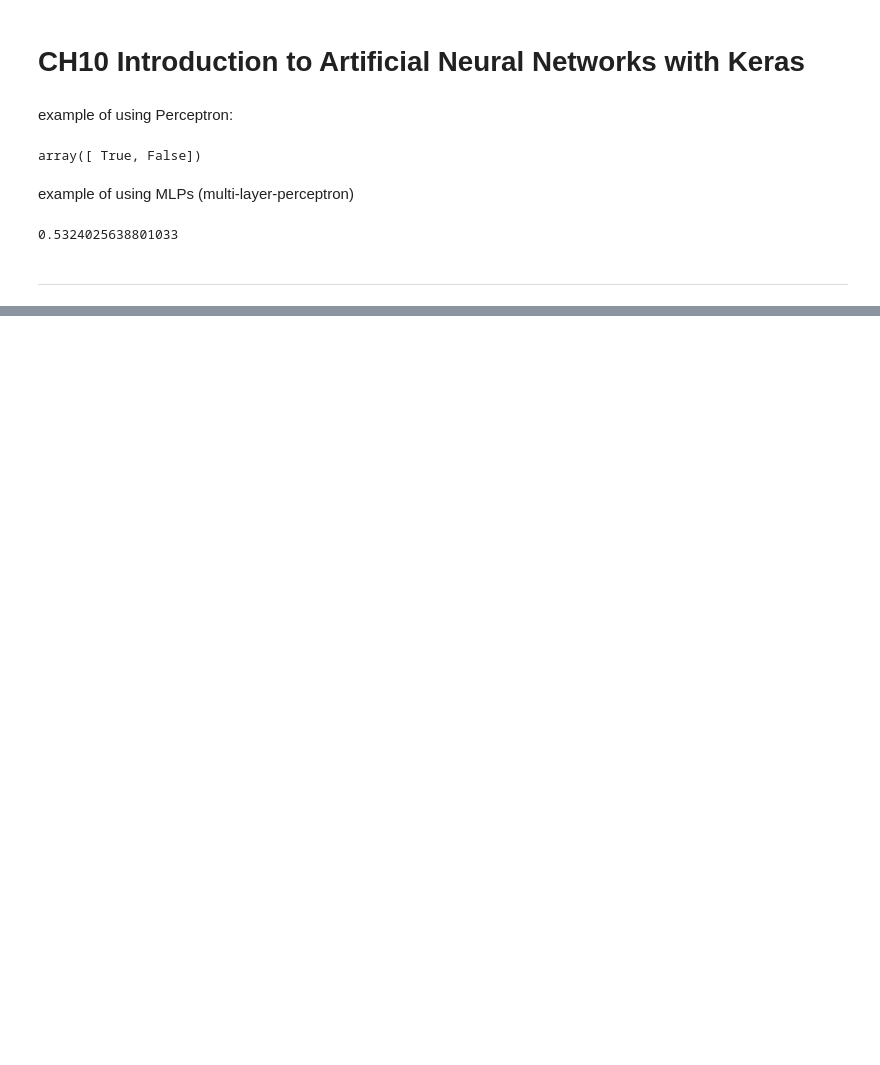
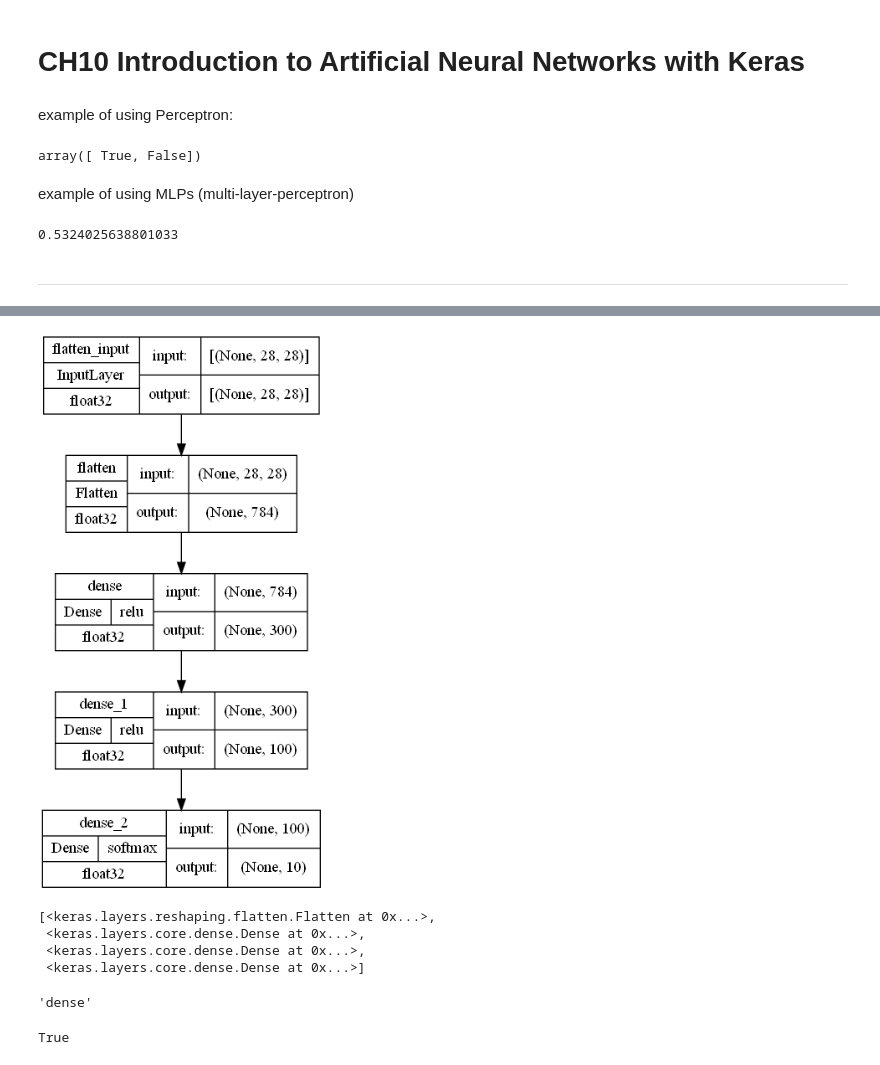
Before and after one commit to sayedgamal99/Data-Science, a Jupyter notebook: Educational/Hands-On-Machine-Learning/CH10 Introduction to Artificial Neural Networks with Keras/Introduction to Artificial Neural Networks with Keras.ipynb, the cells around one changed output, grey strips where cells are left out. Drawn from its saved outputs; the diff is of its cells as text; code cells hidden in the pictures; blank space fills up the shorter version.

```diff
--- a/Educational/Hands-On-Machine-Learning/CH10 Introduction to Artificial Neural Networks with Keras/Introduction to Artificial Neural Networks with Keras.ipynb
+++ b/Educational/Hands-On-Machine-Learning/CH10 Introduction to Artificial Neural Networks with Keras/Introduction to Artificial Neural Networks with Keras.ipynb
@@ -48,0 +128,11 @@ rmse
+# %%
+from tensorflow.keras.activations import softmax, relu
+tf.keras.backend.clear_session()
+tf.random.set_seed(42)
+
+model = Sequential([
+    Flatten(input_shape=[28, 28]),
+    Dense(300, activation=relu),
+    Dense(100, activation=relu),
+    Dense(10, activation=softmax)
+])
@@ -48,0 +159,21 @@ rmse
+# %%
+tf.keras.utils.plot_model(model, show_shapes=True, show_dtype=True,
+                          show_layer_activations=True, show_layer_names=True)
+# %% [output]
+[figure, added]
+# %%
+model.layers
+# %% [output]
+[<keras.layers.reshaping.flatten.Flatten at 0x...>,
+ <keras.layers.core.dense.Dense at 0x...>,
+ <keras.layers.core.dense.Dense at 0x...>,
+ <keras.layers.core.dense.Dense at 0x...>]
+# %%
+hidden1 = model.layers[1]
+hidden1.name
+# %% [output]
+'dense'
+# %%
+model.get_layer('dense') is hidden1
+# %% [output]
+True
```
Also changed, not shown: parts of 15 cells of this notebook, 1 other file.
